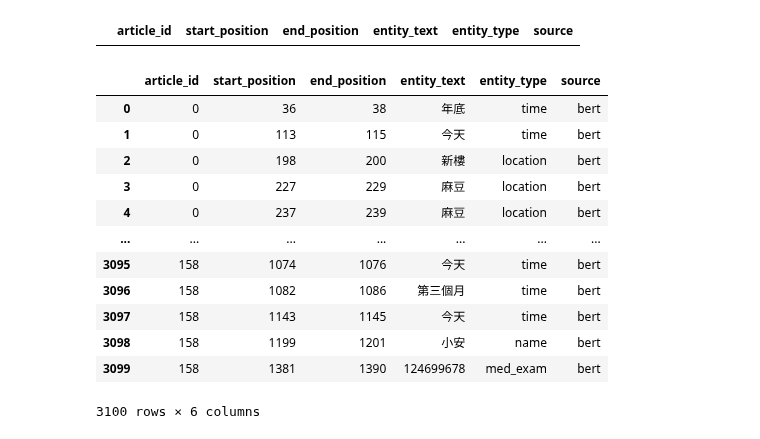
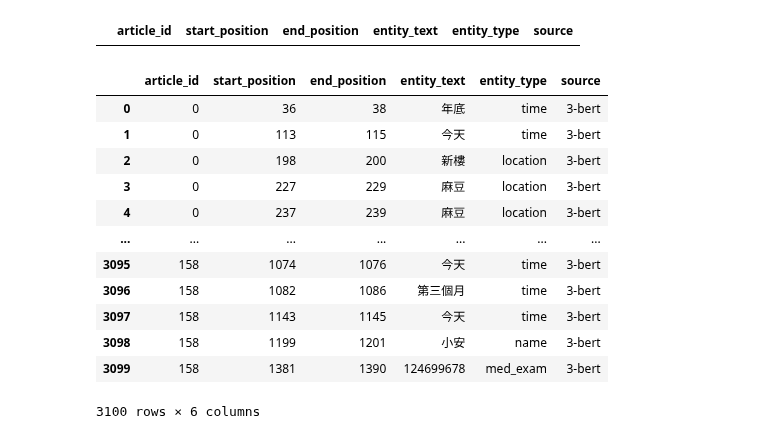
Before and after one commit to wuling31715/2020-AI-CUP, a Jupyter notebook: ensemble/ensemble.ipynb, the cells around one changed output. Cells and saved outputs as stored; diff of their text form; code cells hidden in the pictures.

```diff
--- a/ensemble/ensemble.ipynb
+++ b/ensemble/ensemble.ipynb
@@ -7,19 +7,19 @@ ensemble_df
 |  | article_id | start_position | end_position | entity_text | entity_type | source |
 # %%
 bert_df = pd.read_csv('/home/Danny/AI-CUP-2020/danny/bert/output/bert-chinese_epoch_512_batch_1024.tsv', sep='\t')
-bert_df['source'] = 'bert'
+bert_df['source'] = '3-bert'
 bert_df
 # %% [output]
 |  | article_id | start_position | end_position | entity_text | entity_type | source |
-| 0 | 0 | 36 | 38 | 年底 | time | bert |
-| 1 | 0 | 113 | 115 | 今天 | time | bert |
-| 2 | 0 | 198 | 200 | 新樓 | location | bert |
-| 3 | 0 | 227 | 229 | 麻豆 | location | bert |
-| 4 | 0 | 237 | 239 | 麻豆 | location | bert |
+| 0 | 0 | 36 | 38 | 年底 | time | 3-bert |
+| 1 | 0 | 113 | 115 | 今天 | time | 3-bert |
+| 2 | 0 | 198 | 200 | 新樓 | location | 3-bert |
+| 3 | 0 | 227 | 229 | 麻豆 | location | 3-bert |
+| 4 | 0 | 237 | 239 | 麻豆 | location | 3-bert |
 | ... | ... | ... | ... | ... | ... | ... |
-| 3095 | 158 | 1074 | 1076 | 今天 | time | bert |
-| 3096 | 158 | 1082 | 1086 | 第三個月 | time | bert |
-| 3097 | 158 | 1143 | 1145 | 今天 | time | bert |
-| 3098 | 158 | 1199 | 1201 | 小安 | name | bert |
-| 3099 | 158 | 1381 | 1390 | 124699678 | med_exam | bert |
+| 3095 | 158 | 1074 | 1076 | 今天 | time | 3-bert |
+| 3096 | 158 | 1082 | 1086 | 第三個月 | time | 3-bert |
+| 3097 | 158 | 1143 | 1145 | 今天 | time | 3-bert |
+| 3098 | 158 | 1199 | 1201 | 小安 | name | 3-bert |
+| 3099 | 158 | 1381 | 1390 | 124699678 | med_exam | 3-bert |
 3100 rows × 6 columns
```
Also changed, not shown: parts of 20 cells of this notebook, 24 other files.
